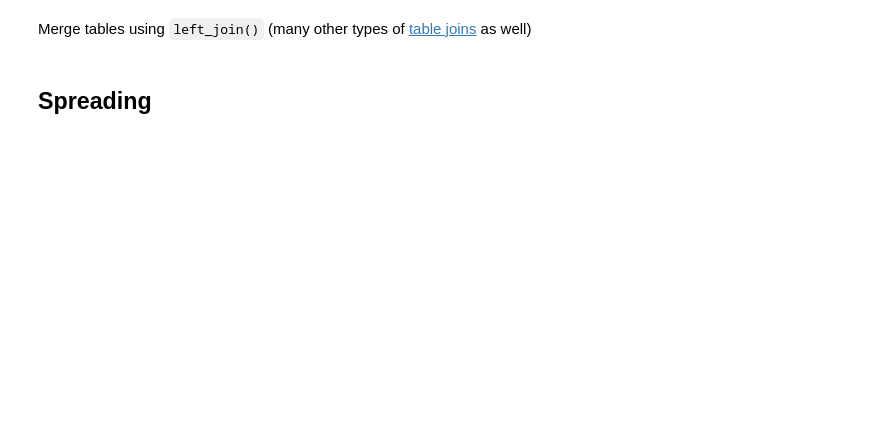
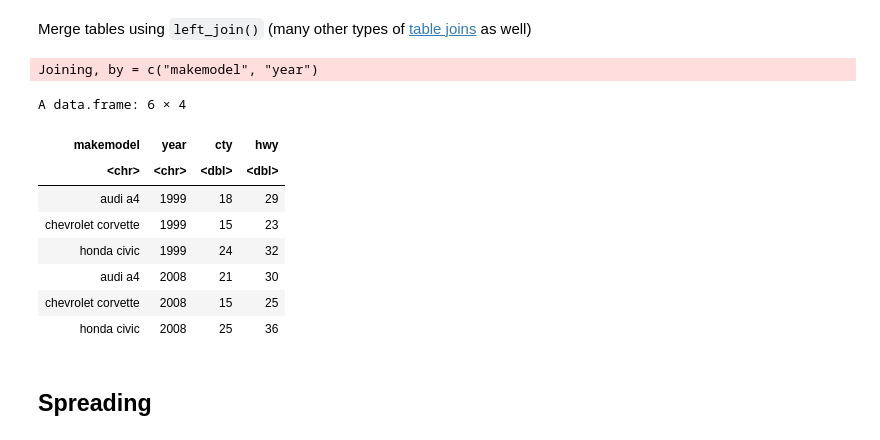
Before and after one commit to compbiocore/ccv_bootcamp_R, a Jupyter notebook: R_Bootcamp_Tidyverse.ipynb, the cells around one changed output. Cells and saved outputs as stored; diff of their text form; code cells hidden in the pictures; blank space fills up the shorter version.

```diff
--- a/R_Bootcamp_Tidyverse.ipynb
+++ b/R_Bootcamp_Tidyverse.ipynb
@@ -224,7 +424,18 @@ tidy2b
 # %% [markdown]
 Merge tables using `left_join()` (many other types of [table joins](https://dplyr.tidyverse.org/reference/join.html) as well)
 # %%
-right_join(tidy2a,tidy2b)
+left_join(tidy2a,tidy2b)
+# %% [output]
+Joining, by = c("makemodel", "year")
+A data.frame: 6 × 4
+| makemodel | year | cty | hwy |
+| <chr> | <chr> | <dbl> | <dbl> |
+| audi a4 | 1999 | 18 | 29 |
+| chevrolet corvette | 1999 | 15 | 23 |
+| honda civic | 1999 | 24 | 32 |
+| audi a4 | 2008 | 21 | 30 |
+| chevrolet corvette | 2008 | 15 | 25 |
+| honda civic | 2008 | 25 | 36 |
 # %% [markdown]
 ## Spreading
 # %%
```
Also changed, not shown: parts of 71 cells of this notebook.
